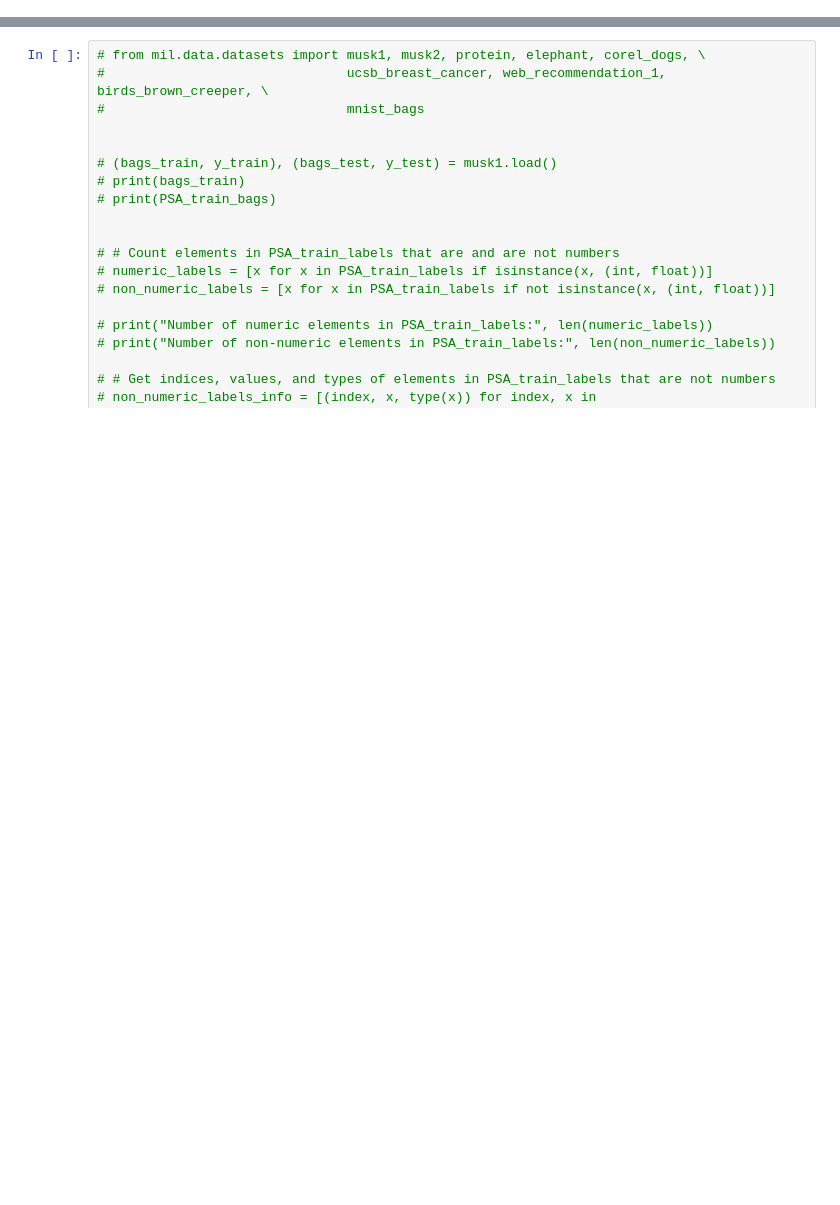
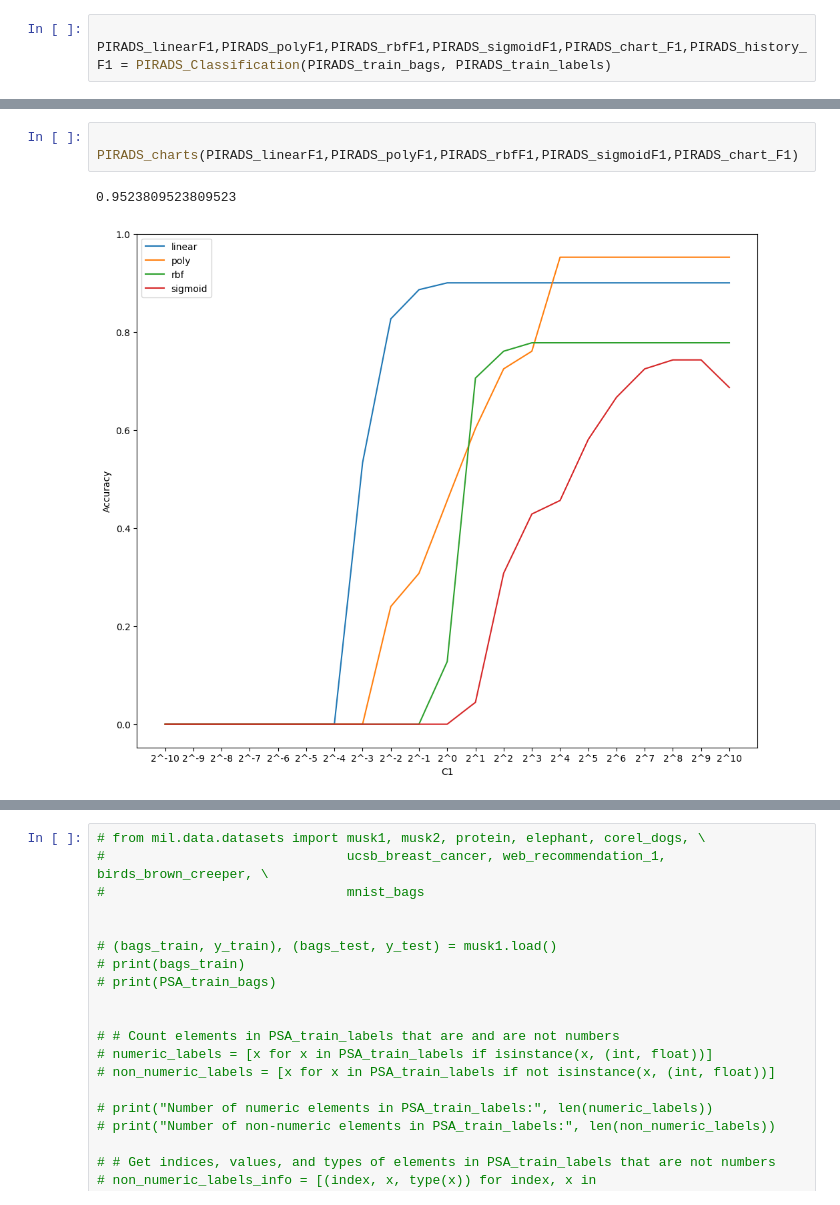
Before and after one commit to MavekGit/Feature_Classification, a Jupyter notebook: Klasyfikacja.ipynb, the cells around one changed output, grey strips where cells are left out. Cells and saved outputs as stored; diff of their text form; blank space fills up the shorter version.

```diff
--- a/Klasyfikacja.ipynb
+++ b/Klasyfikacja.ipynb
@@ -0,0 +46,3 @@
+# %%
+
+PIRADS_linearF1,PIRADS_polyF1,PIRADS_rbfF1,PIRADS_sigmoidF1,PIRADS_chart_F1,PIRADS_history_F1 = PIRADS_Classification(PIRADS_train_bags, PIRADS_train_labels)
@@ -0,0 +67,6 @@
+# %%
+
+PIRADS_charts(PIRADS_linearF1,PIRADS_polyF1,PIRADS_rbfF1,PIRADS_sigmoidF1,PIRADS_chart_F1)
+# %% [output]
+0.9523809523809523
+[figure, added]
```
Also changed, not shown: parts of 16 cells of this notebook.
